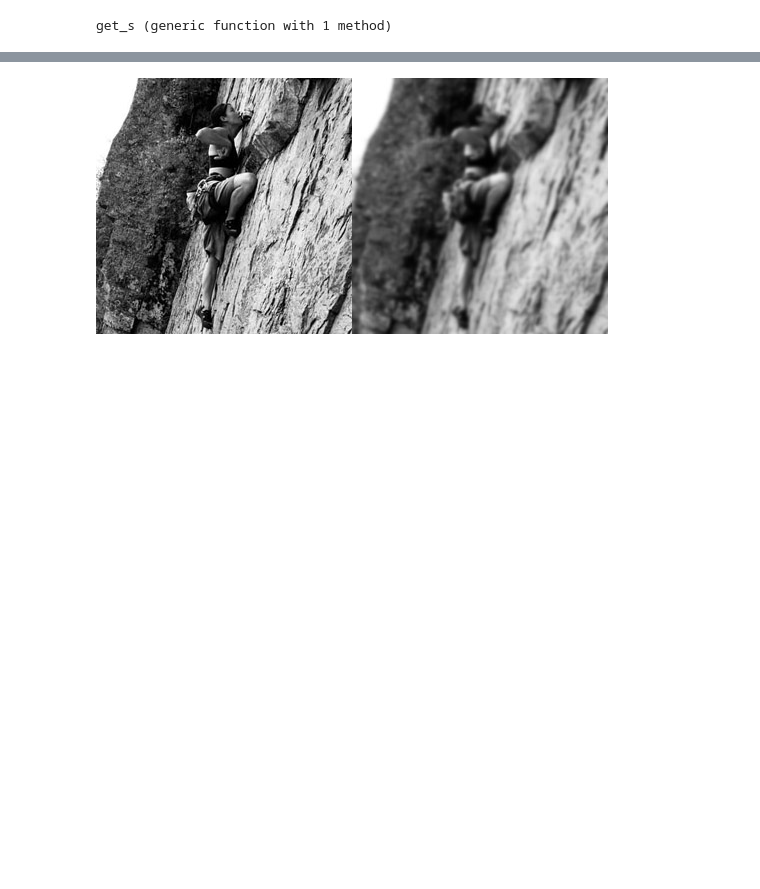
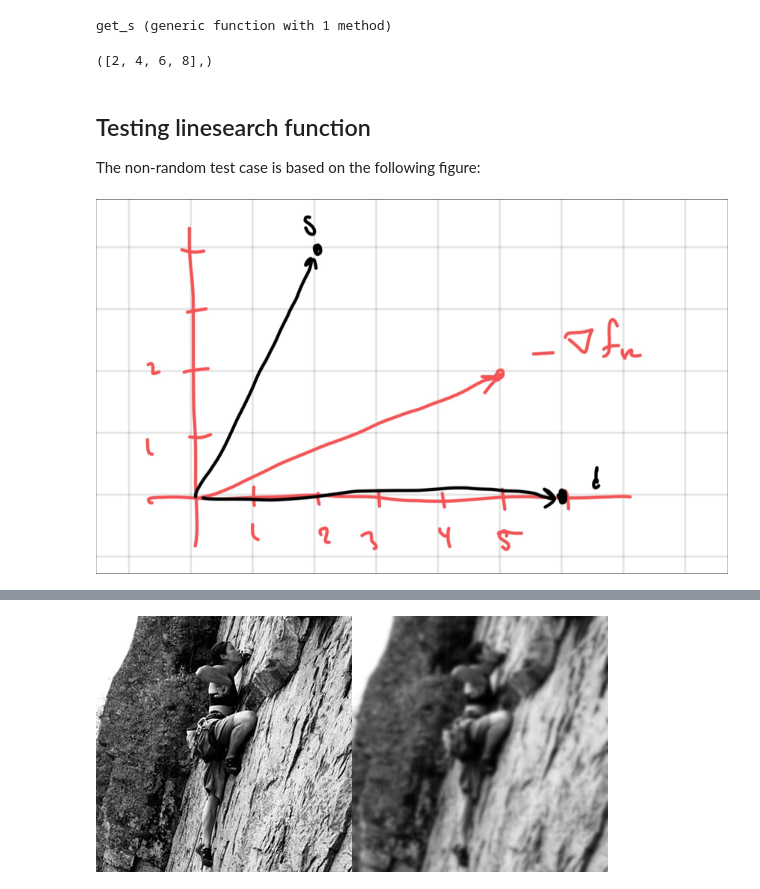
Before and after one commit to e-vic/CPSC536-HW2, a Jupyter notebook: CPSC536M - Homework 2.ipynb, the cells around one changed output, grey strips where cells are left out. Drawn from its saved outputs; the diff is of its cells as text; code cells hidden in the pictures; blank space fills up the shorter version.

```diff
--- a/CPSC536M - Homework 2.ipynb
+++ b/CPSC536M - Homework 2.ipynb
@@ -90,3 +101,23 @@ end
 # function to minimize
 # %% [output]
 get_s (generic function with 1 method)
+# %%
+# Good to know functions
+x = [1,2,3,4]
+
+function normsquared(x)
+    return sum(x .^ 2)
+end
+
+normsquared(x)
+gradient(y -> normsquared(y),x)
+# %% [output]
+([2, 4, 6, 8],)
+# %% [markdown]
+## Testing linesearch function
+The non-random test case is based on the following figure:
+# %%
+linesearch_file = "linesearch_example.jpg"
+linesearch_ex = load(linesearch_file)
+# %% [output]
+[figure, added]
```
Also changed, not shown: parts of 19 cells of this notebook, 2 other files.
